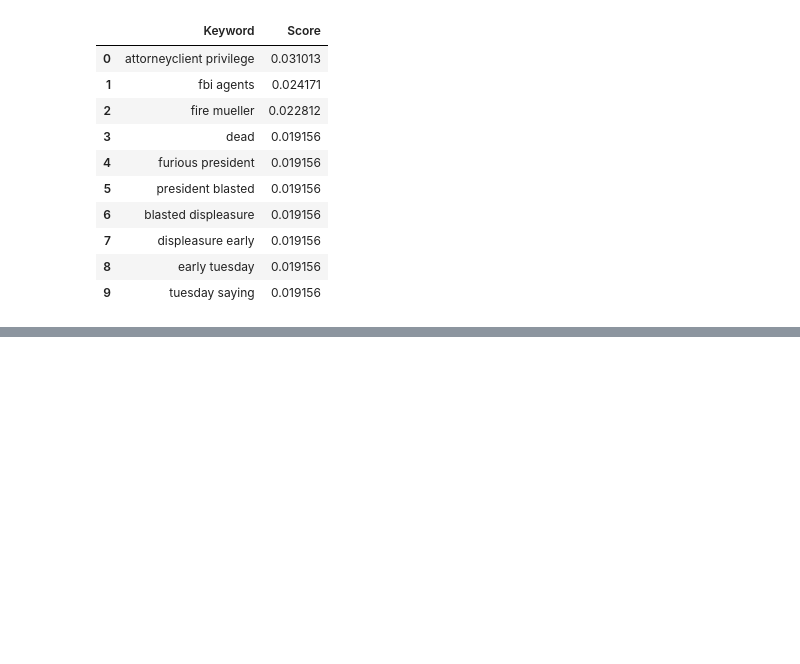
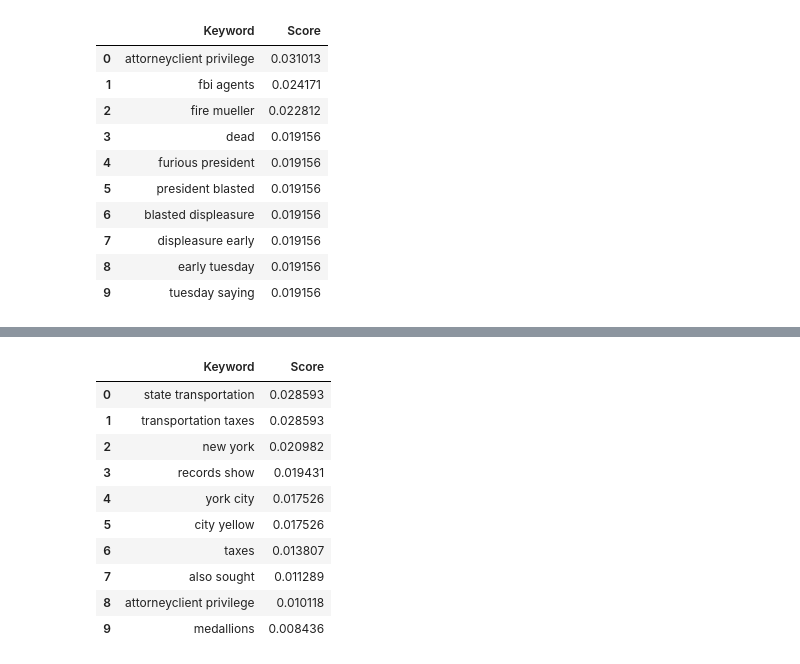
Before and after one commit to LukasEder1/CKE-Demo, a Jupyter notebook: CKE_demo.ipynb, the cells around one changed output, grey strips where cells are left out. Saved outputs shown, nothing was run; the diff lists cells and outputs as text; code cells hidden in the pictures; blank space fills up the shorter version.

```diff
--- a/CKE_demo.ipynb
+++ b/CKE_demo.ipynb
@@ -279,0 +298,14 @@ ranking_yake
+# %%
+display_keywords(combined_kws, k=10)
+# %% [output]
+|  | Keyword | Score |
+| 0 | state transportation | 0.028593 |
+| 1 | transportation taxes | 0.028593 |
+| 2 | new york | 0.020982 |
+| 3 | records show | 0.019431 |
+| 4 | york city | 0.017526 |
+| 5 | city yellow | 0.017526 |
+| 6 | taxes | 0.013807 |
+| 7 | also sought | 0.011289 |
+| 8 | attorneyclient privilege | 0.010118 |
+| 9 | medallions | 0.008436 |
```
Also changed, not shown: parts of 37 cells of this notebook.
